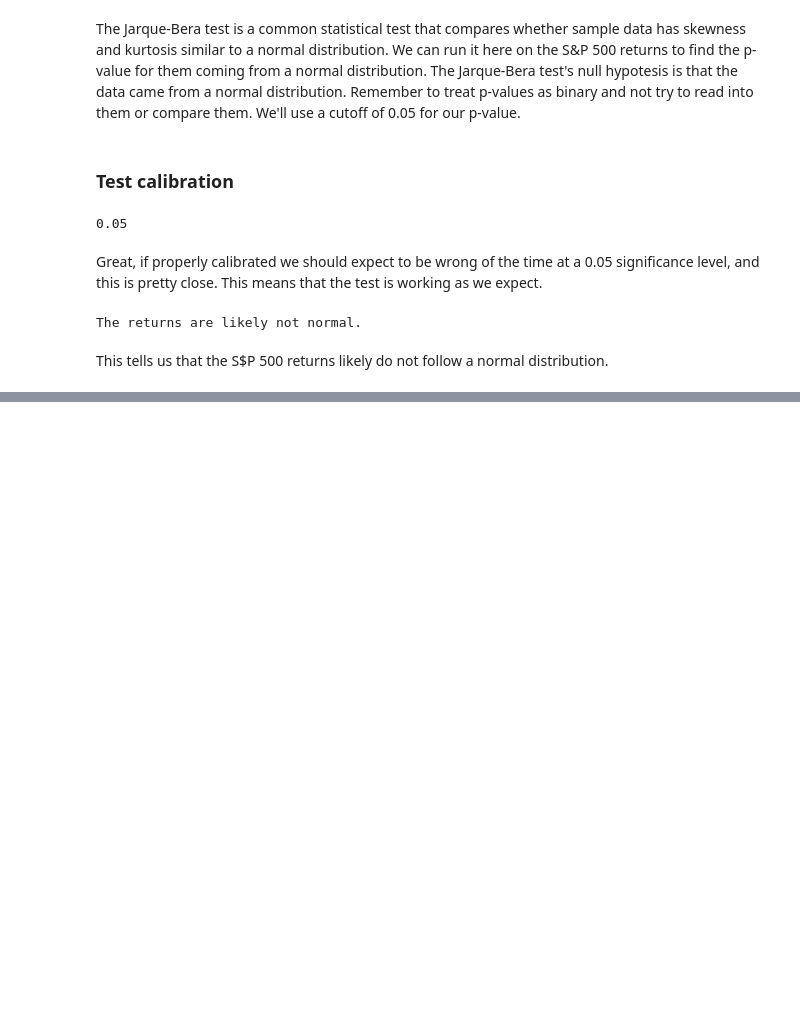
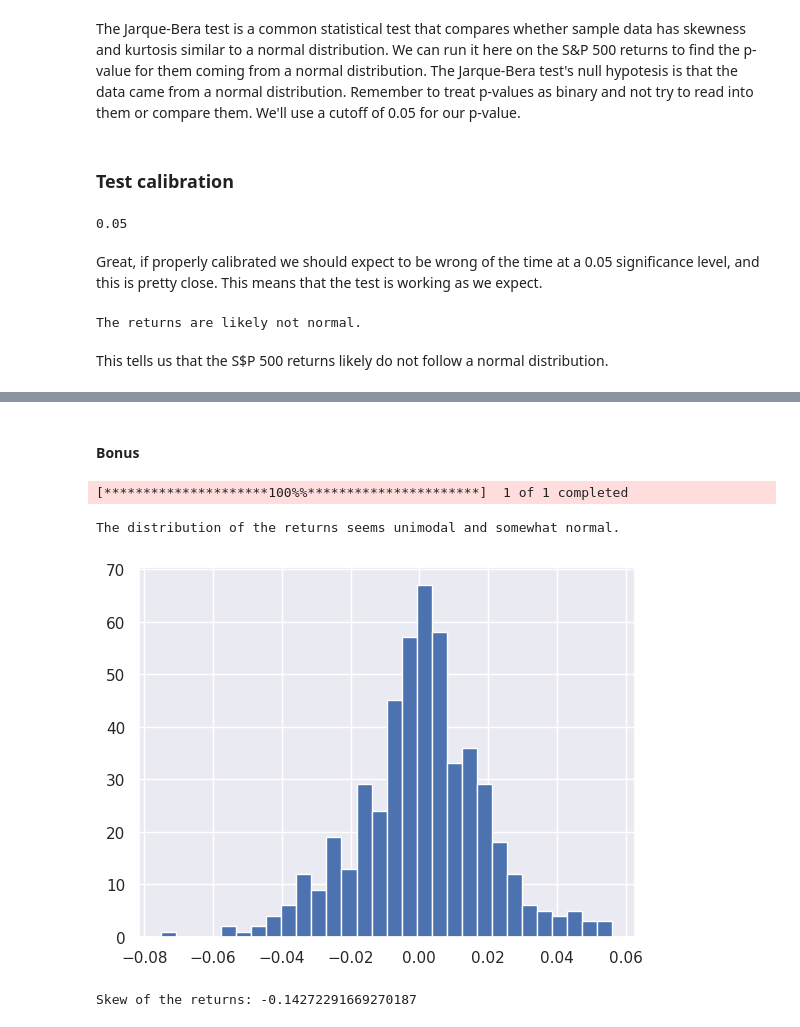
Before and after one commit to JBobbyy/quant-start, a Jupyter notebook: 6-statistical_moments.ipynb, the cells around one changed output, grey strips where cells are left out. Cells and saved outputs as stored; diff of their text form; code cells hidden in the pictures; blank space fills up the shorter version.

```diff
--- a/6-statistical_moments.ipynb
+++ b/6-statistical_moments.ipynb
@@ -130,0 +222,18 @@ This tells us that the S$P 500 returns likely do not follow a normal distributio
+# %% [markdown]
+#### Bonus
+# %%
+start = '2014-01-01'
+end = '2016-01-01'
+pricing = yf.download('AMC', start=start, end=end)['Adj Close']
+returns = pricing.pct_change()[1:]
+
+plt.hist(returns, 30);
+print("The distribution of the returns seems unimodal and somewhat normal.")
+# %% [output]
+[*********************100%%**********************]  1 of 1 completed
+The distribution of the returns seems unimodal and somewhat normal.
+[figure, added]
+# %%
+print("Skew of the returns: %s" %stats.skew(returns))
+# %% [output]
+Skew of the returns: -0.14272291669270187
```
Also changed, not shown: parts of 13 cells of this notebook.
